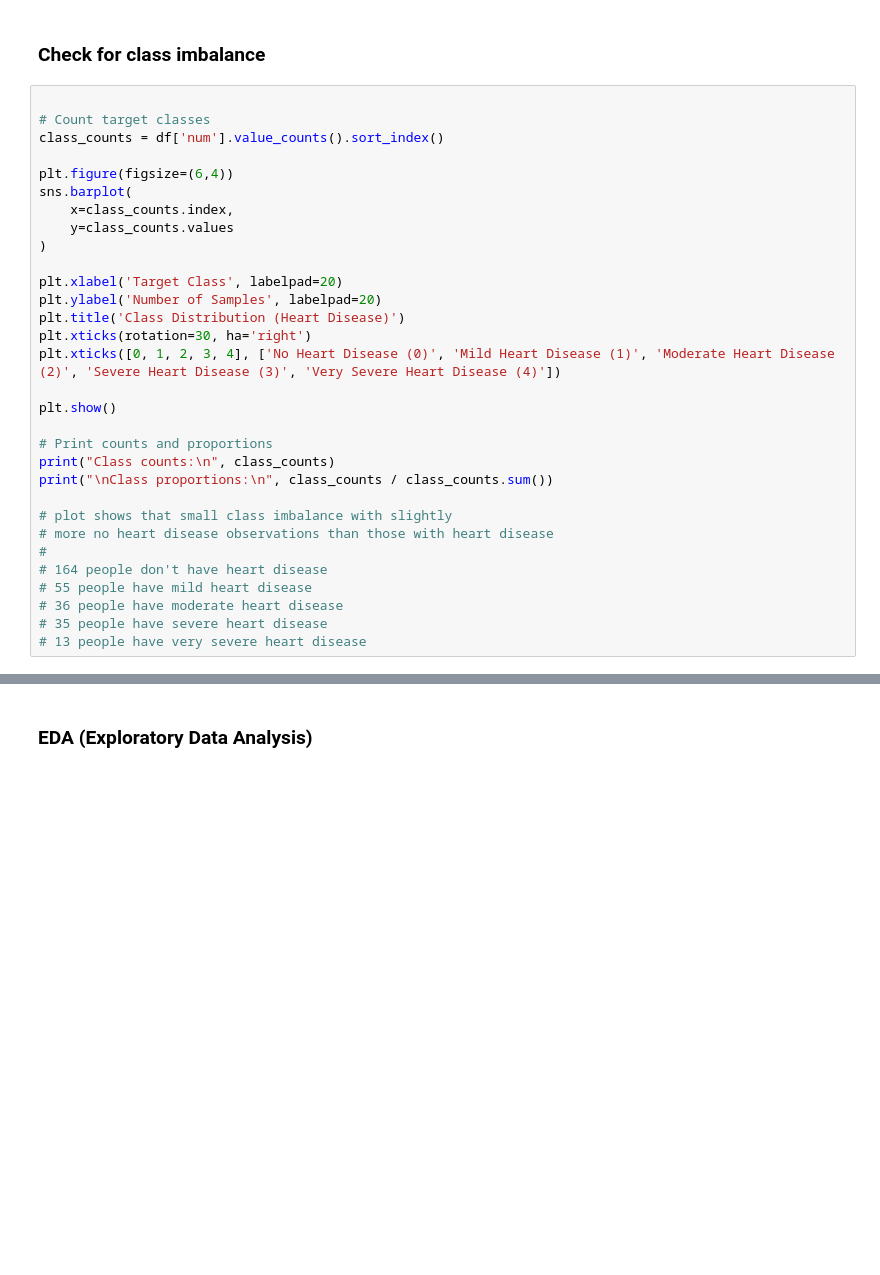
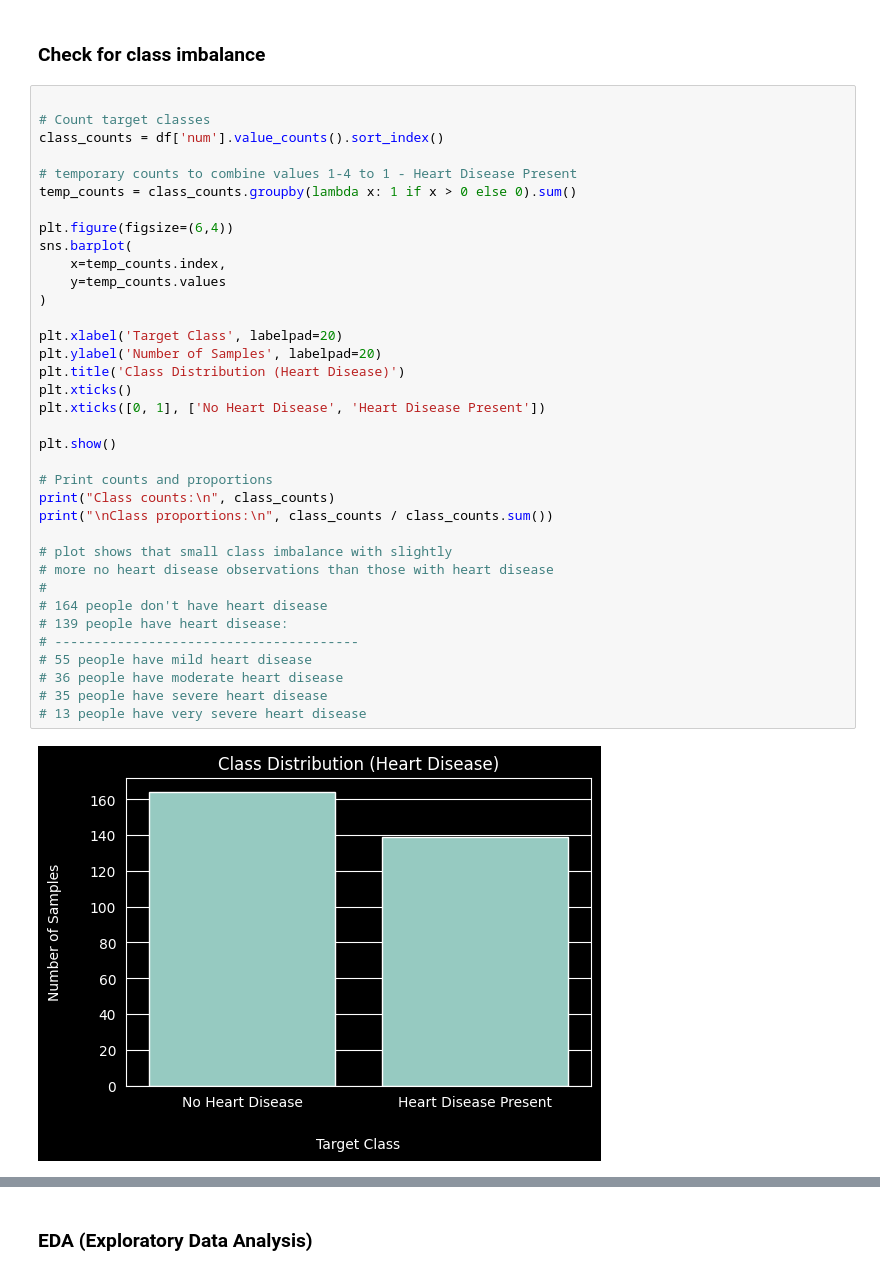
Before and after one commit to jemturk/intro-to-ml-supervised-learning-final, a Jupyter notebook: Module7_final.ipynb, the cells around one changed output, grey strips where cells are left out. Cells and saved outputs as stored; diff of their text form; blank space fills up the shorter version.

```diff
--- a/Module7_final.ipynb
+++ b/Module7_final.ipynb
@@ -114,31 +122,38 @@ plt.show()
 # %%
 
 # Count target classes
 class_counts = df['num'].value_counts().sort_index()
 
+# temporary counts to combine values 1-4 to 1 - Heart Disease Present
+temp_counts = class_counts.groupby(lambda x: 1 if x > 0 else 0).sum()
+
 plt.figure(figsize=(6,4))
 sns.barplot(
-    x=class_counts.index,
-    y=class_counts.values
+    x=temp_counts.index,
+    y=temp_counts.values
 )
 
 plt.xlabel('Target Class', labelpad=20)
 plt.ylabel('Number of Samples', labelpad=20)
 plt.title('Class Distribution (Heart Disease)')
-plt.xticks(rotation=30, ha='right')
-plt.xticks([0, 1, 2, 3, 4], ['No Heart Disease (0)', 'Mild Heart Disease (1)', 'Moderate Heart Disease (2)', 'Severe Heart Disease (3)', 'Very Severe Heart Disease (4)'])
+plt.xticks()
+plt.xticks([0, 1], ['No Heart Disease', 'Heart Disease Present'])
 
 plt.show()
 
 # Print counts and proportions
 print("Class counts:\n", class_counts)
 print("\nClass proportions:\n", class_counts / class_counts.sum())
 
 # plot shows that small class imbalance with slightly
 # more no heart disease observations than those with heart disease
 #
 # 164 people don't have heart disease
+# 139 people have heart disease:
+# ---------------------------------------
 # 55 people have mild heart disease
 # 36 people have moderate heart disease
 # 35 people have severe heart disease
 # 13 people have very severe heart disease
+# %% [output]
+[figure, added]
```
Also changed, not shown: parts of 27 cells of this notebook.
